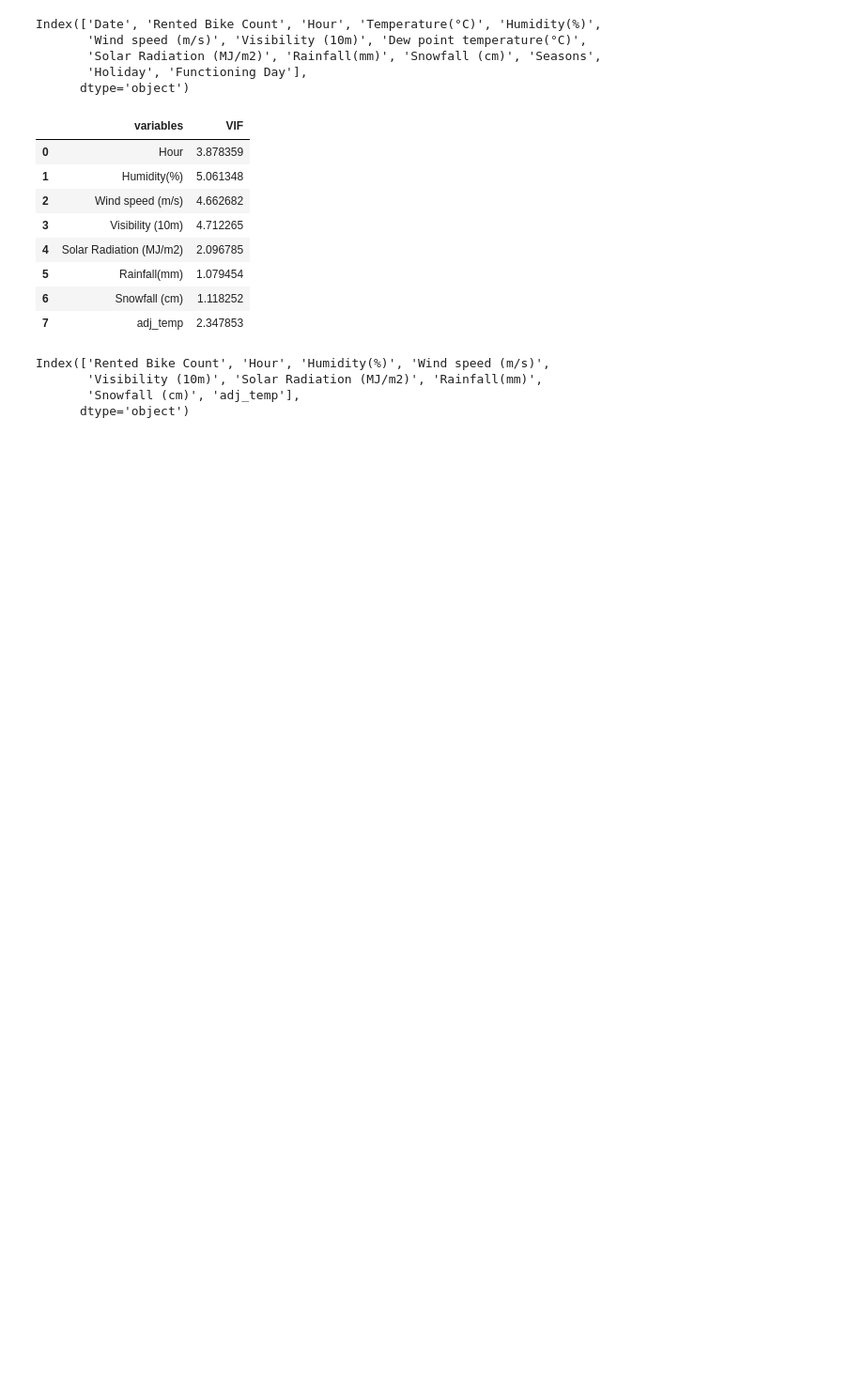
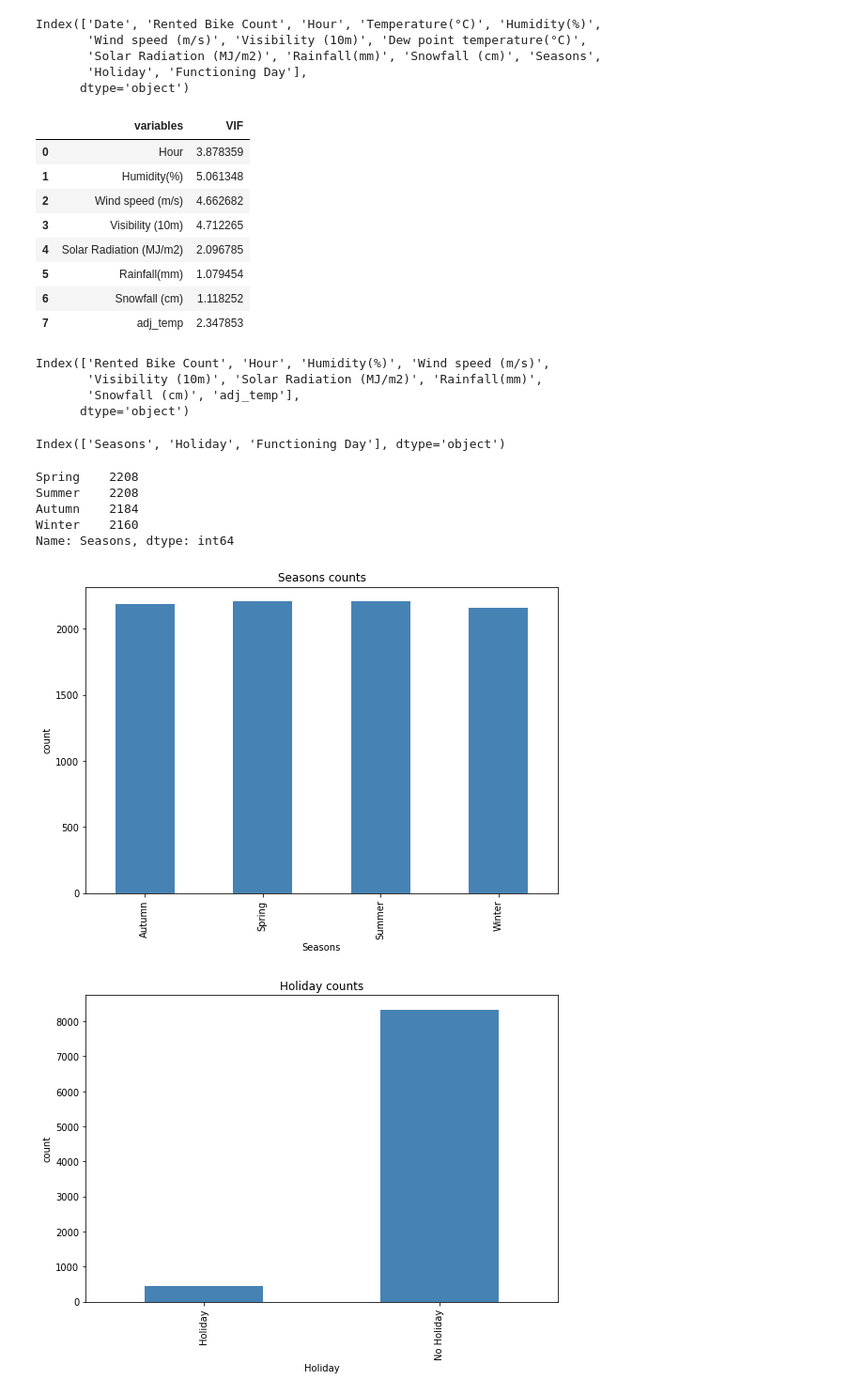
Before and after one commit to guptaprateek98/capstone_bike_sharing, a Jupyter notebook: Bike_Sharing_Demand_Prediction_Capstone_Project_(prateek).ipynb, the cells around one changed output. Shown at 94% size. Cells and saved outputs as stored; diff of their text form; code cells hidden in the pictures; blank space fills up the shorter version.

```diff
--- a/Bike_Sharing_Demand_Prediction_Capstone_Project_(prateek).ipynb
+++ b/Bike_Sharing_Demand_Prediction_Capstone_Project_(prateek).ipynb
@@ -353,3 +353,30 @@ Index(['Rented Bike Count', 'Hour', 'Humidity(%)', 'Wind speed (m/s)',
        'Visibility (10m)', 'Solar Radiation (MJ/m2)', 'Rainfall(mm)',
        'Snowfall (cm)', 'adj_temp'],
       dtype='object')
+# %%
+categorical_features = ds.describe(include=['object']).columns
+# %%
+categorical_features
+# %% [output]
+Index(['Seasons', 'Holiday', 'Functioning Day'], dtype='object')
+# %%
+ds['Seasons'].value_counts()
+# %% [output]
+Spring    2208
+Summer    2208
+Autumn    2184
+Winter    2160
+Name: Seasons, dtype: int64
+# %%
+for col in categorical_features:
+    counts = ds[col].value_counts().sort_index()
+    fig = plt.figure(figsize=(9, 6))
+    ax = fig.gca()
+    counts.plot.bar(ax = ax, color='steelblue')
+    ax.set_title(col + ' counts')
+    ax.set_xlabel(col)
+    ax.set_ylabel("count")
+plt.show()
+# %% [output]
+[figure, added]
+[figure, added]
```
Also changed, not shown: parts of 9 cells of this notebook.
